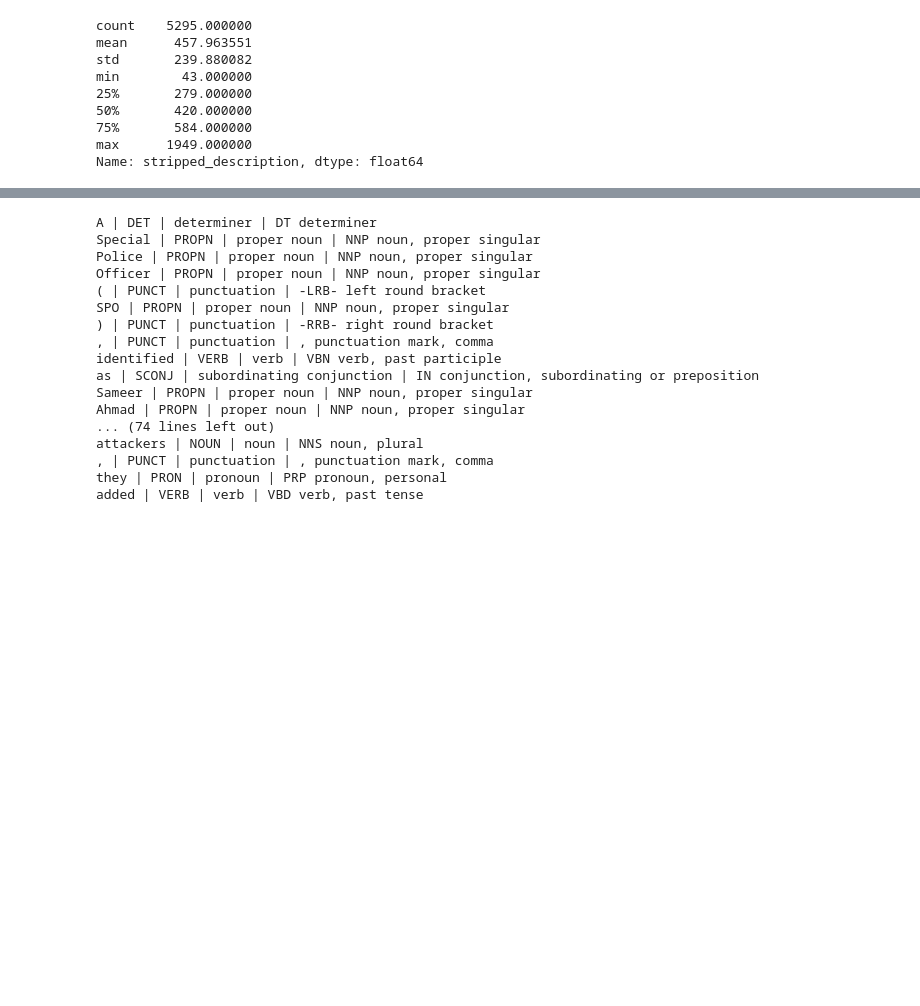
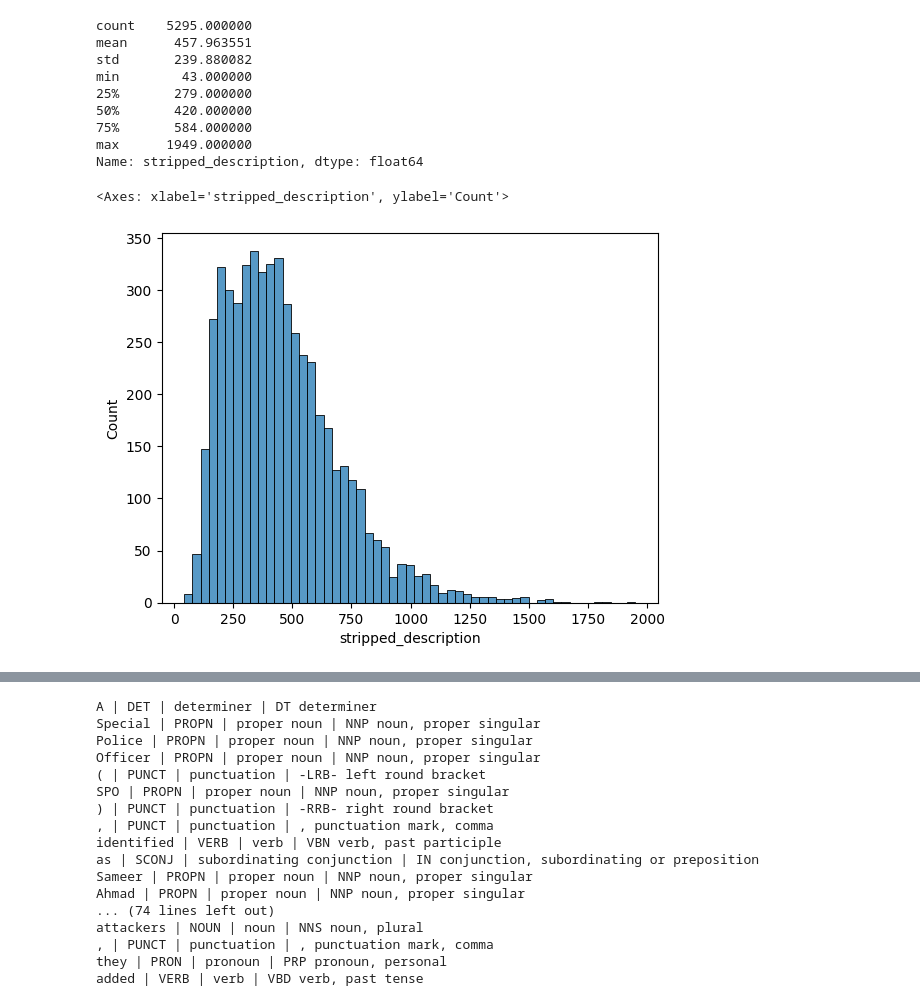
Before and after one commit to jonathanold/conflict-india, a Jupyter notebook: code/SATP code/satp_cleaner.ipynb, the cells around one changed output, grey strips where cells are left out. Drawn from its saved outputs; the diff is of its cells as text; code cells hidden in the pictures; blank space fills up the shorter version.

```diff
--- a/code/SATP code/satp_cleaner.ipynb
+++ b/code/SATP code/satp_cleaner.ipynb
@@ -99,6 +101,11 @@ min        43.000000
 75%       584.000000
 max      1949.000000
 Name: stripped_description, dtype: float64
+# %%
+sns.histplot(stripped_length)
+# %% [output]
+<Axes: xlabel='stripped_description', ylabel='Count'>
+[figure, added]
 # %%
 satp
 # %% [output]
```
Also changed, not shown: parts of 3 cells of this notebook.
